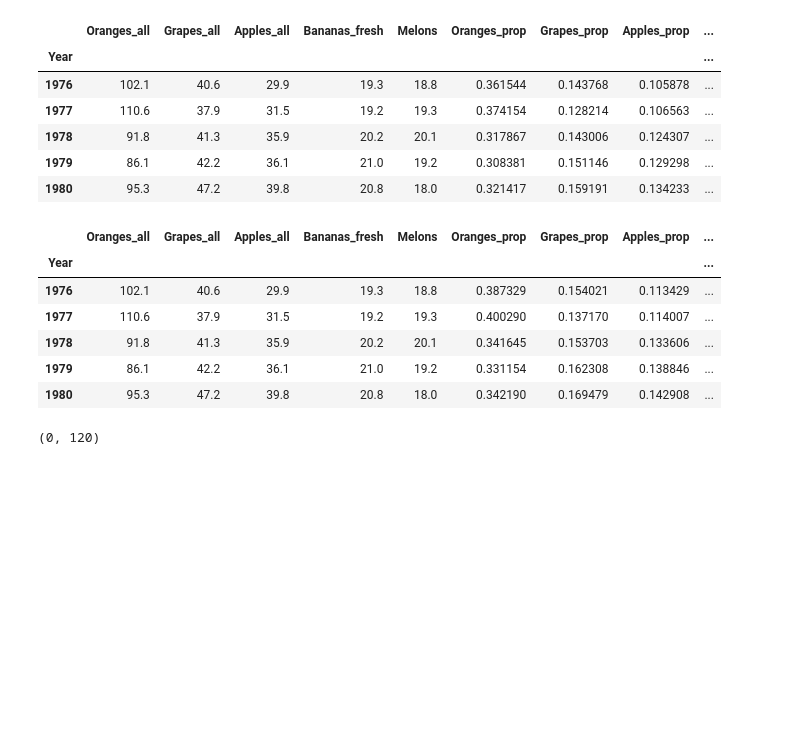
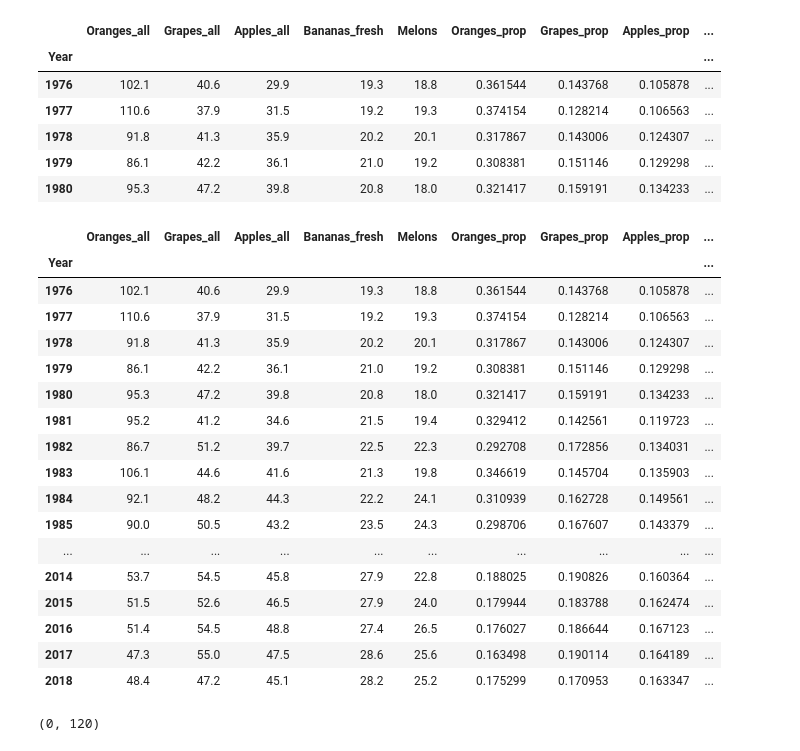
Before and after one commit to haoyuzhang89/w200-Project-US-Diet-Trends-1970-to-2019, a Jupyter notebook: Fruit/Generak Fruit Table A.ipynb, the cells around one changed output. Saved outputs shown, nothing was run; the diff lists cells and outputs as text; code cells hidden in the pictures; blank space fills up the shorter version.

```diff
--- a/Fruit/Generak Fruit Table A.ipynb
+++ b/Fruit/Generak Fruit Table A.ipynb
@@ -382,20 +382,31 @@ See the caveats in the documentation: https://pandas.pydata.org/pandas-docs/stab
 # %%
 # topfruit_yr loading from csv -- run after second time
 
 topfruit_yr = pd.read_csv('dataframe/A1_topfruit_yr.csv')
 
 topfruit_yr.set_index('Year',inplace = True)
 topfruit_yr.index = topfruit_yr.index.map(str)
 
-topfruit_yr.head()
+topfruit_yr.head(50)
 # %% [output]
 |  | Oranges_all | Grapes_all | Apples_all | Bananas_fresh | Melons | Oranges_prop | Grapes_prop | Apples_prop | ... |
 | Year |  |  |  |  |  |  |  |  | ... |
-| 1976 | 102.1 | 40.6 | 29.9 | 19.3 | 18.8 | 0.387329 | 0.154021 | 0.113429 | ... |
-| 1977 | 110.6 | 37.9 | 31.5 | 19.2 | 19.3 | 0.400290 | 0.137170 | 0.114007 | ... |
-| 1978 | 91.8 | 41.3 | 35.9 | 20.2 | 20.1 | 0.341645 | 0.153703 | 0.133606 | ... |
-| 1979 | 86.1 | 42.2 | 36.1 | 21.0 | 19.2 | 0.331154 | 0.162308 | 0.138846 | ... |
-| 1980 | 95.3 | 47.2 | 39.8 | 20.8 | 18.0 | 0.342190 | 0.169479 | 0.142908 | ... |
+| 1976 | 102.1 | 40.6 | 29.9 | 19.3 | 18.8 | 0.361544 | 0.143768 | 0.105878 | ... |
+| 1977 | 110.6 | 37.9 | 31.5 | 19.2 | 19.3 | 0.374154 | 0.128214 | 0.106563 | ... |
+| 1978 | 91.8 | 41.3 | 35.9 | 20.2 | 20.1 | 0.317867 | 0.143006 | 0.124307 | ... |
+| 1979 | 86.1 | 42.2 | 36.1 | 21.0 | 19.2 | 0.308381 | 0.151146 | 0.129298 | ... |
+| 1980 | 95.3 | 47.2 | 39.8 | 20.8 | 18.0 | 0.321417 | 0.159191 | 0.134233 | ... |
+| 1981 | 95.2 | 41.2 | 34.6 | 21.5 | 19.4 | 0.329412 | 0.142561 | 0.119723 | ... |
+| 1982 | 86.7 | 51.2 | 39.7 | 22.5 | 22.3 | 0.292708 | 0.172856 | 0.134031 | ... |
+| 1983 | 106.1 | 44.6 | 41.6 | 21.3 | 19.8 | 0.346619 | 0.145704 | 0.135903 | ... |
+| 1984 | 92.1 | 48.2 | 44.3 | 22.2 | 24.1 | 0.310939 | 0.162728 | 0.149561 | ... |
+| 1985 | 90.0 | 50.5 | 43.2 | 23.5 | 24.3 | 0.298706 | 0.167607 | 0.143379 | ... |
+| ... | ... | ... | ... | ... | ... | ... | ... | ... | ... |
+| 2014 | 53.7 | 54.5 | 45.8 | 27.9 | 22.8 | 0.188025 | 0.190826 | 0.160364 | ... |
+| 2015 | 51.5 | 52.6 | 46.5 | 27.9 | 24.0 | 0.179944 | 0.183788 | 0.162474 | ... |
+| 2016 | 51.4 | 54.5 | 48.8 | 27.4 | 26.5 | 0.176027 | 0.186644 | 0.167123 | ... |
+| 2017 | 47.3 | 55.0 | 47.5 | 28.6 | 25.6 | 0.163498 | 0.190114 | 0.164189 | ... |
+| 2018 | 48.4 | 47.2 | 45.1 | 28.2 | 25.2 | 0.175299 | 0.170953 | 0.163347 | ... |
 # %%
 topfruit_yr.iloc[:, 0:5].plot()
 
```
Also changed, not shown: parts of 4 cells of this notebook, 7 other files.
